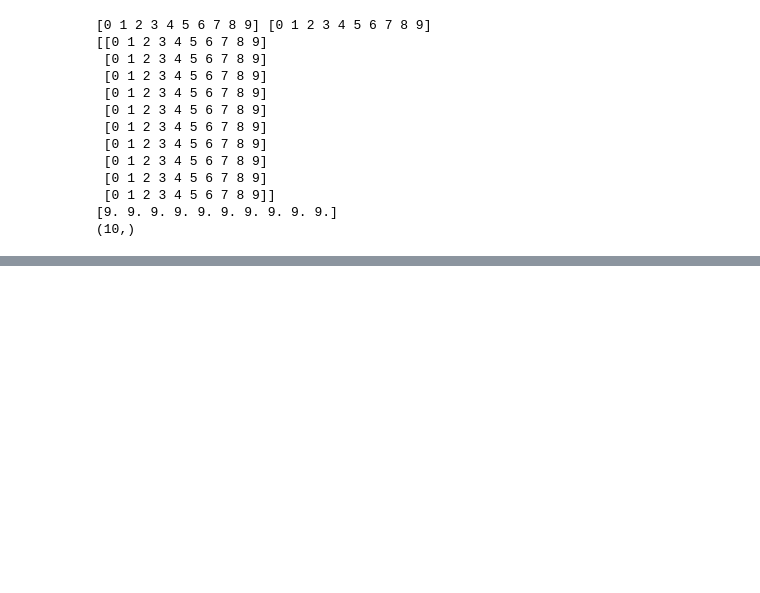
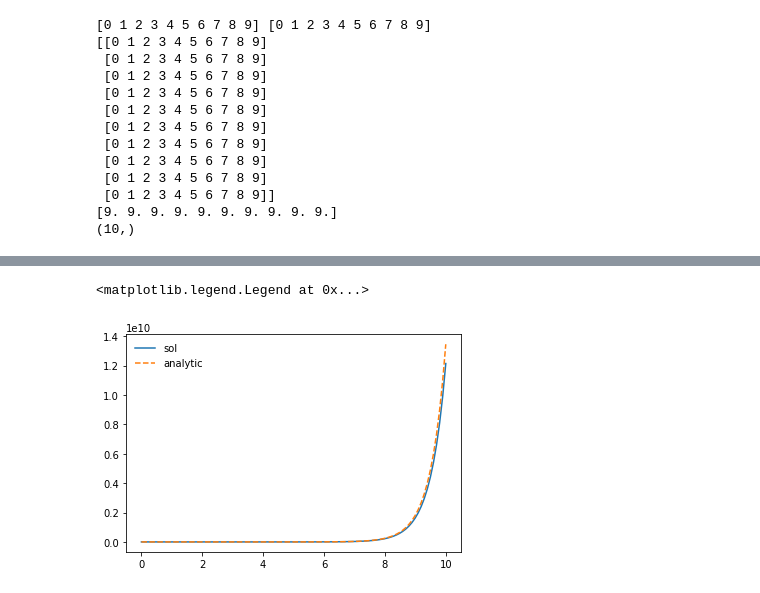
Before and after one commit to nomahen/FokkerPlanck, a Jupyter notebook: cluster_init.ipynb, the cells around one changed output, grey strips where cells are left out. Cells and saved outputs as stored; diff of their text form; code cells hidden in the pictures; blank space fills up the shorter version.

```diff
--- a/cluster_init.ipynb
+++ b/cluster_init.ipynb
@@ -148,0 +278,21 @@ print(X_new.shape,X_new[:,:,0].shape)
+# %%
+from scipy.integrate import trapz
+N = 100
+E_data = np.linspace(0,10,N)
+Eprime_data = np.copy(E_data)
+r_data = np.linspace(10,100,N)
+
+fbar   = np.exp(2*Eprime_data[None,None,:])*r_data[None,:,None]*(Eprime_data[None,None,:]<E_data[:,None,None])
+
+solution = trapz(fbar, Eprime_data[None,None,:],axis=-1)
+
+analytic = 0.5*(np.exp(2*E_data[:,None]) - 1)*r_data[None,:]
+
+r_ind = N//2
+
+plt.plot(E_data, solution[:,r_ind],label='sol')
+plt.plot(E_data, analytic[:,r_ind],label='analytic',ls='--')
+plt.legend(loc='upper left', frameon=False)
+# %% [output]
+<matplotlib.legend.Legend at 0x...>
+[figure, added]
```
Also changed, not shown: parts of 19 cells of this notebook.
